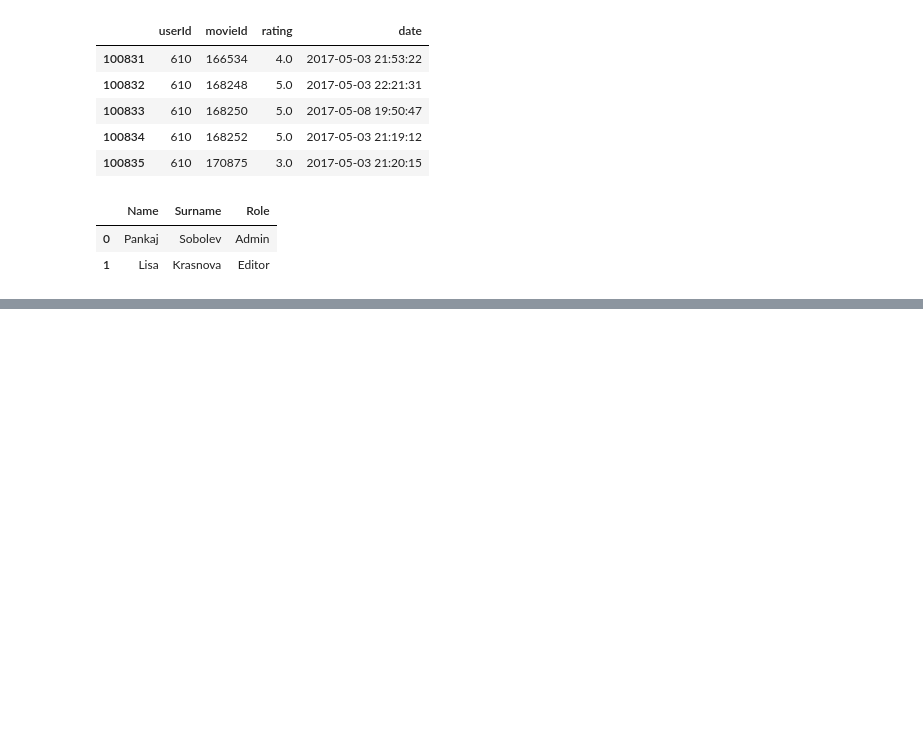
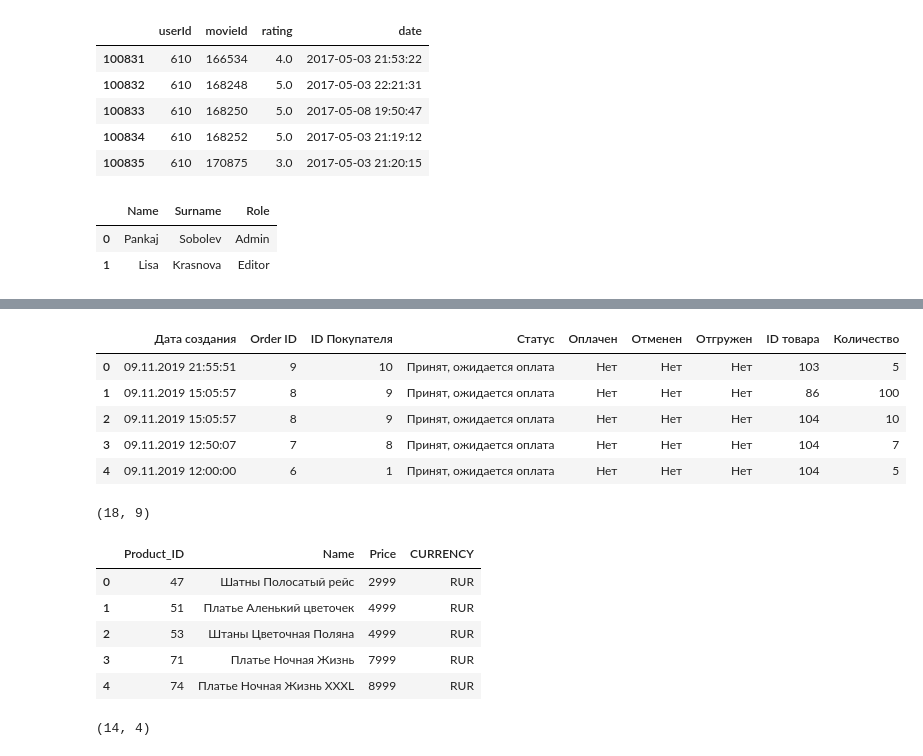
Before and after one commit to thetitorenko/sf_dspr_code, a Jupyter notebook: 01-block/05-python_12/05-python_12.ipynb, the cells around one changed output, grey strips where cells are left out. Cells and saved outputs as stored; diff of their text form; code cells hidden in the pictures; blank space fills up the shorter version.

```diff
--- a/01-block/05-python_12/05-python_12.ipynb
+++ b/01-block/05-python_12/05-python_12.ipynb
@@ -686,0 +917,24 @@ def concat_user_files(path):
+# %%
+# Подгрузка данных для следующих заданий
+orders = pd.read_csv('data/orders.csv', sep=';')
+products = pd.read_csv('data/products.csv', sep=';')
+
+display(orders.head())
+print(orders.shape)
+display(products.head())
+print(products.shape)
+# %% [output]
+|  | Дата создания | Order ID | ID Покупателя | Статус | Оплачен | Отменен | Отгружен | ID товара | Количество |
+| 0 | 09.11.2019 21:55:51 | 9 | 10 | Принят, ожидается оплата | Нет | Нет | Нет | 103 | 5 |
+| 1 | 09.11.2019 15:05:57 | 8 | 9 | Принят, ожидается оплата | Нет | Нет | Нет | 86 | 100 |
+| 2 | 09.11.2019 15:05:57 | 8 | 9 | Принят, ожидается оплата | Нет | Нет | Нет | 104 | 10 |
+| 3 | 09.11.2019 12:50:07 | 7 | 8 | Принят, ожидается оплата | Нет | Нет | Нет | 104 | 7 |
+| 4 | 09.11.2019 12:00:00 | 6 | 1 | Принят, ожидается оплата | Нет | Нет | Нет | 104 | 5 |
+(18, 9)
+|  | Product_ID | Name | Price | CURRENCY |
+| 0 | 47 | Шатны Полосатый рейс | 2999 | RUR |
+| 1 | 51 | Платье Аленький цветочек | 4999 | RUR |
+| 2 | 53 | Штаны Цветочная Поляна | 4999 | RUR |
+| 3 | 71 | Платье Ночная Жизнь | 7999 | RUR |
+| 4 | 74 | Платье Ночная Жизнь XXXL | 8999 | RUR |
+(14, 4)
```
Also changed, not shown: parts of 21 cells of this notebook, 3 other files.
